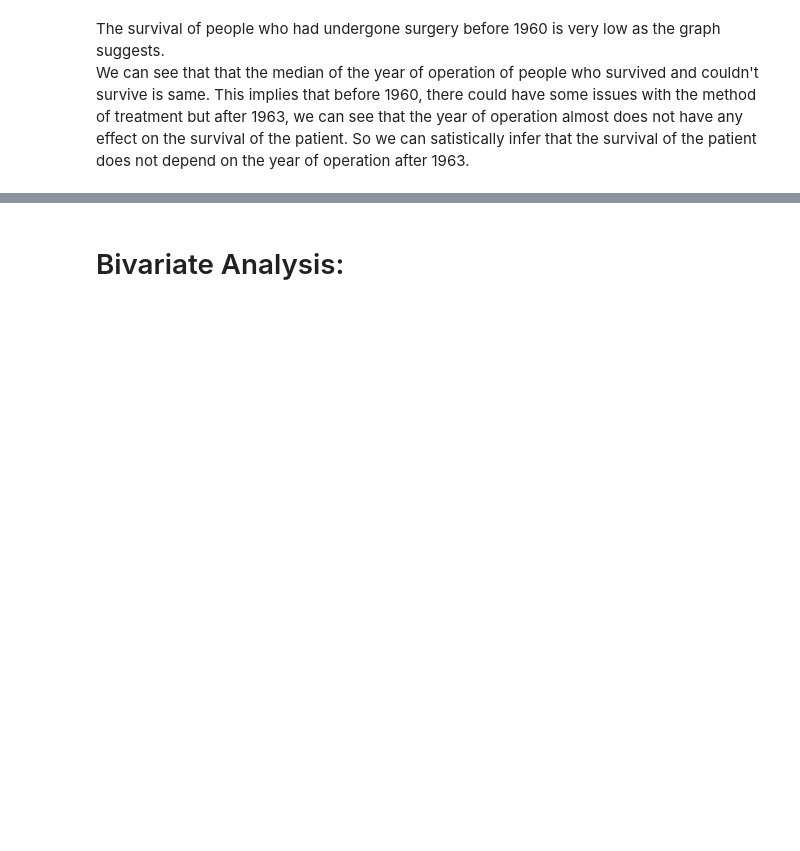
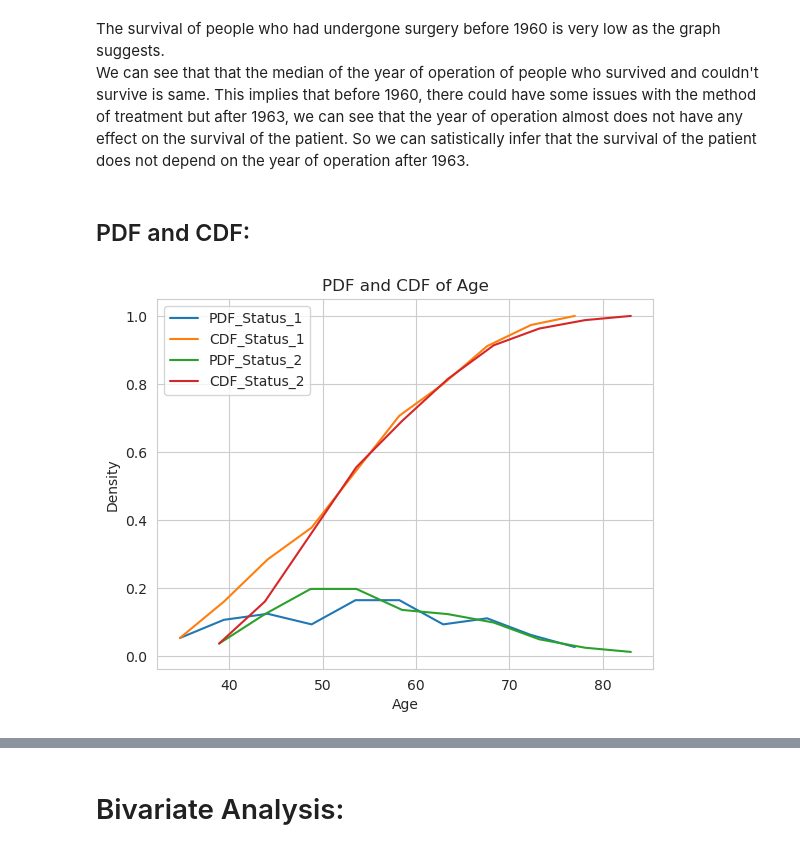
Before and after one commit to Joybd6/Haberman-EDA, a Jupyter notebook: haberman_eda.ipynb, the cells around one changed output, grey strips where cells are left out. Drawn from its saved outputs; the diff is of its cells as text; code cells hidden in the pictures; blank space fills up the shorter version.

```diff
--- a/haberman_eda.ipynb
+++ b/haberman_eda.ipynb
@@ -187,3 +187,25 @@ Here, the pattern suggests that the people who survived has very less axillary n
 # %% [markdown]
 The survival of people who had undergone surgery before 1960 is very low as the graph suggests.\
 We can see that that the median of the year of operation of people who survived and couldn't survive is same. This implies that before 1960, there could have some issues with the method of treatment but after 1963, we can see that the year of operation almost does not have any effect on the survival of the patient. So we can satistically infer that the survival of the patient does not depend on the year of operation after 1963.
+# %% [markdown]
+## PDF and CDF:
+# %%
+# PDF AND CDF
+counts, bin_edges = np.histogram(df['Age'].loc[df['Survival Status'] == 1], bins=10, density=True)
+pdf = counts/(sum(counts))
+cdf = np.cumsum(pdf)
+plt.plot(bin_edges[1:], pdf, label="PDF_Status_1")
+plt.plot(bin_edges[1:], cdf, label="CDF_Status_1")
+
+counts, bin_edges = np.histogram(df['Age'].loc[df['Survival Status'] == 2], bins=10, density=True)
+pdf = counts/(sum(counts))
+cdf = np.cumsum(pdf)
+plt.plot(bin_edges[1:], pdf, label="PDF_Status_2")
+plt.plot(bin_edges[1:], cdf, label="CDF_Status_2")
+plt.xlabel("Age")
+plt.ylabel("Density")
+plt.title("PDF and CDF of Age")
+plt.legend()
+plt.show()
+# %% [output]
+[figure, added]
```
Also changed, not shown: parts of 2 cells of this notebook.
